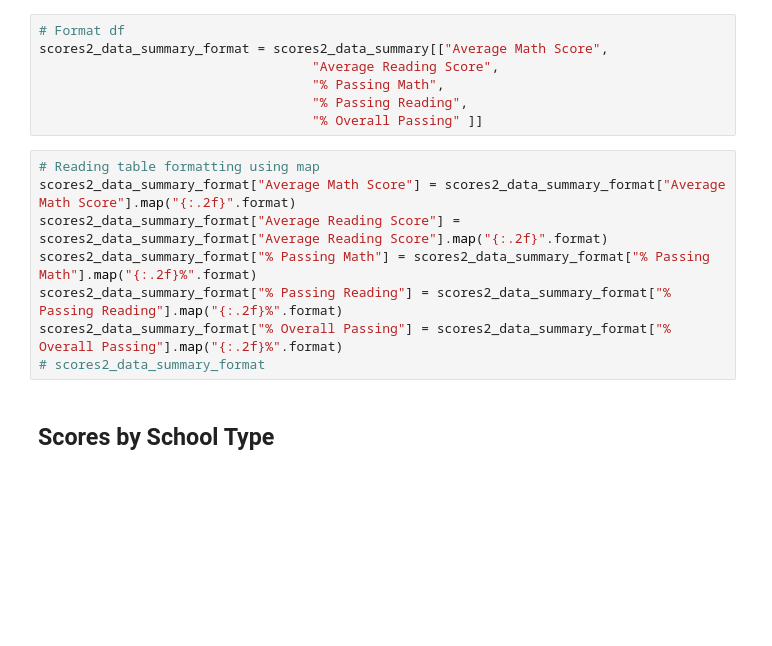
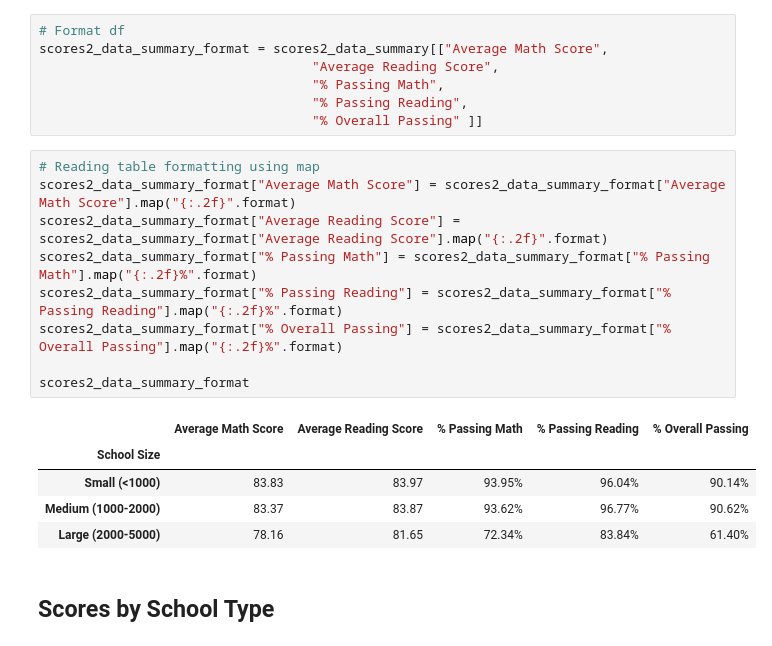
Before and after one commit to klharp/Pandas-PyCitySchools, a Jupyter notebook: PyCitySchools/PyCitySchools.ipynb, the cells around one changed output. Drawn from its saved outputs; the diff is of its cells as text; blank space fills up the shorter version.

```diff
--- a/PyCitySchools/PyCitySchools.ipynb
+++ b/PyCitySchools/PyCitySchools.ipynb
@@ -574,11 +560,18 @@ scores2_data_summary_format = scores2_data_summary[["Average Math Score",
 # %%
 # Reading table formatting using map
 scores2_data_summary_format["Average Math Score"] = scores2_data_summary_format["Average Math Score"].map("{:.2f}".format)
 scores2_data_summary_format["Average Reading Score"] = scores2_data_summary_format["Average Reading Score"].map("{:.2f}".format)
 scores2_data_summary_format["% Passing Math"] = scores2_data_summary_format["% Passing Math"].map("{:.2f}%".format)
 scores2_data_summary_format["% Passing Reading"] = scores2_data_summary_format["% Passing Reading"].map("{:.2f}%".format)
 scores2_data_summary_format["% Overall Passing"] = scores2_data_summary_format["% Overall Passing"].map("{:.2f}%".format)
-# scores2_data_summary_format
+
+scores2_data_summary_format
+# %% [output]
+|  | Average Math Score | Average Reading Score | % Passing Math | % Passing Reading | % Overall Passing |
+| School Size |  |  |  |  |  |
+| Small (<1000) | 83.83 | 83.97 | 93.95% | 96.04% | 90.14% |
+| Medium (1000-2000) | 83.37 | 83.87 | 93.62% | 96.77% | 90.62% |
+| Large (2000-5000) | 78.16 | 81.65 | 72.34% | 83.84% | 61.40% |
 # %% [markdown]
 ## Scores by School Type
 # %%
```
Also changed, not shown: parts of 2 cells of this notebook, 10 other files.
